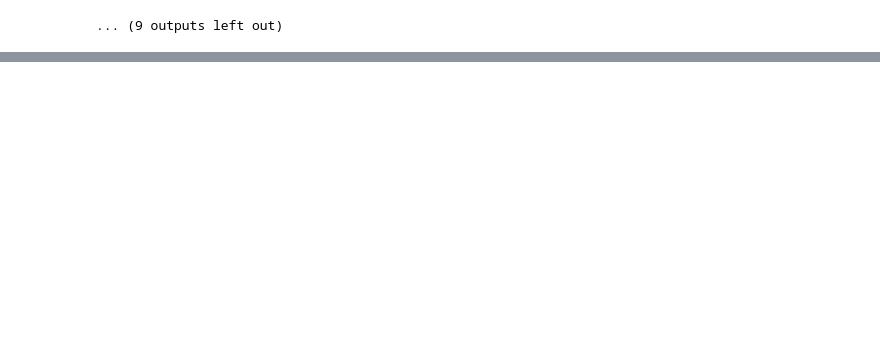
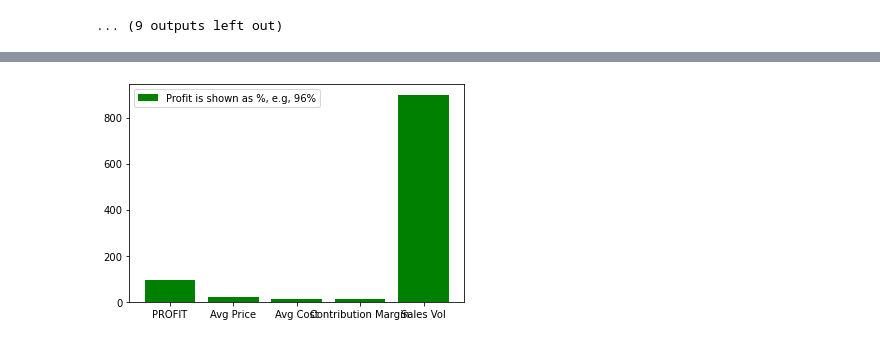
Before and after one commit to iscanegemen/Data-Science-with-Foursquare-API, a Jupyter notebook: EE393_Semester_Project_Map_SimpleGUI_CompanyObject_Version2.ipynb, the cells around one changed output, grey strips where cells are left out. Saved outputs shown, nothing was run; the diff lists cells and outputs as text; code cells hidden in the pictures; blank space fills up the shorter version.

```diff
--- a/EE393_Semester_Project_Map_SimpleGUI_CompanyObject_Version2.ipynb
+++ b/EE393_Semester_Project_Map_SimpleGUI_CompanyObject_Version2.ipynb
@@ -309,0 +329,7 @@ company.print_income_statement()
+# %%
+x_labels = ["PROFIT", "Avg Price", "Avg Cost", "Contribution Margin", "Sales Vol"]
+plt.bar(x_labels, [96, 21.31, 10.53, 10.78, 899], color = "g")
+plt.legend(["Profit is shown as %, e.g, 96%"])
+plt.show()
+# %% [output]
+[figure, added]
```
Also changed, not shown: parts of 3 cells of this notebook, 2 other files.
